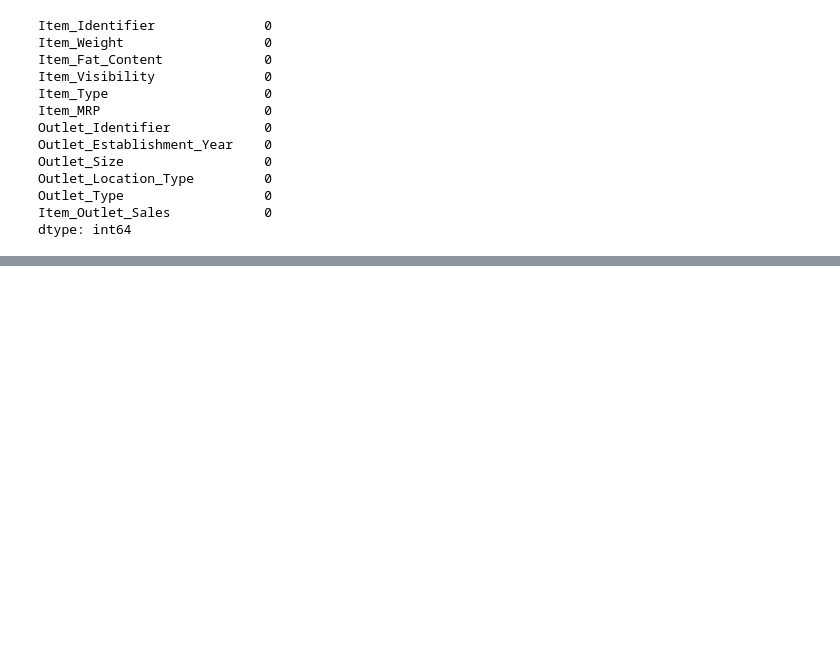
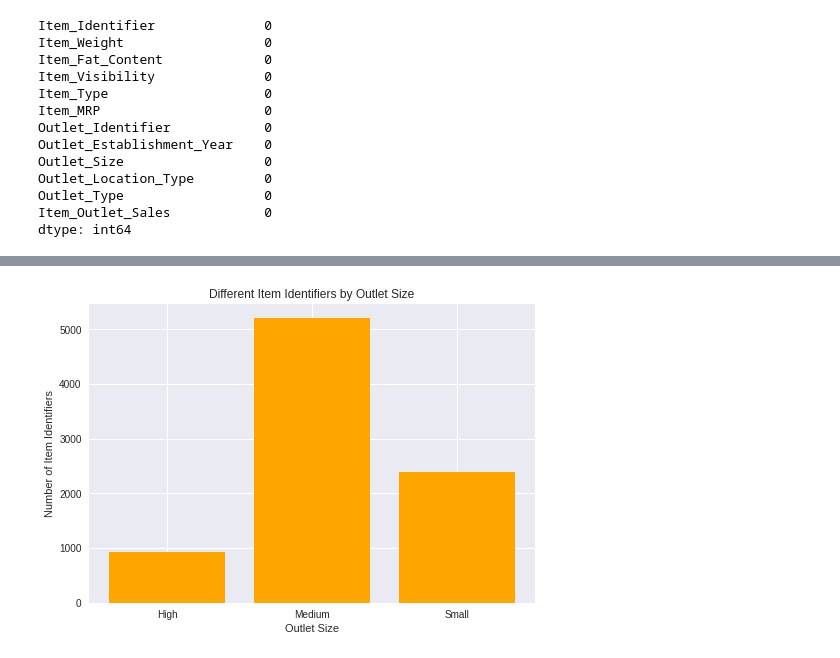
Before and after one commit to tibebu-sime/sales-predictions, a Jupyter notebook: salespredictions_project.ipynb, the cells around one changed output, grey strips where cells are left out. Cells and saved outputs as stored; diff of their text form; code cells hidden in the pictures; blank space fills up the shorter version.

```diff
--- a/salespredictions_project.ipynb
+++ b/salespredictions_project.ipynb
@@ -119,0 +233,14 @@ dtype: int64
+# %%
+# Number of different item identifiers by the store size
+sales_data.groupby('Outlet_Size')['Item_Identifier'].count()
+
+x = sales_data.groupby('Outlet_Size')['Item_Identifier'].count().index
+y = sales_data.groupby('Outlet_Size')['Item_Identifier'].count().values
+
+plt.bar(x, y, color='orange')
+plt.title('Different Item Identifiers by Outlet Size')
+plt.xlabel('Outlet Size')
+plt.ylabel('Number of Item Identifiers')
+plt.show()
+# %% [output]
+[figure, added]
```
Also changed, not shown: parts of 19 cells of this notebook.
